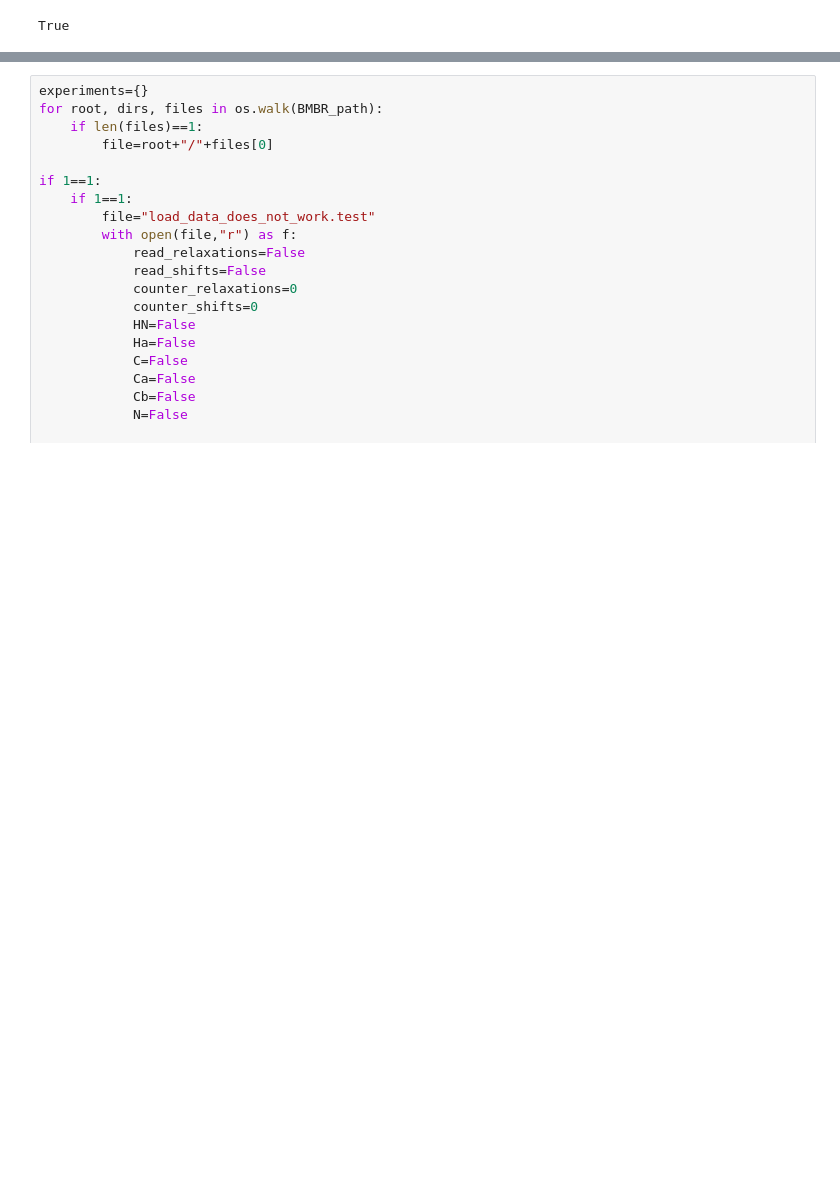
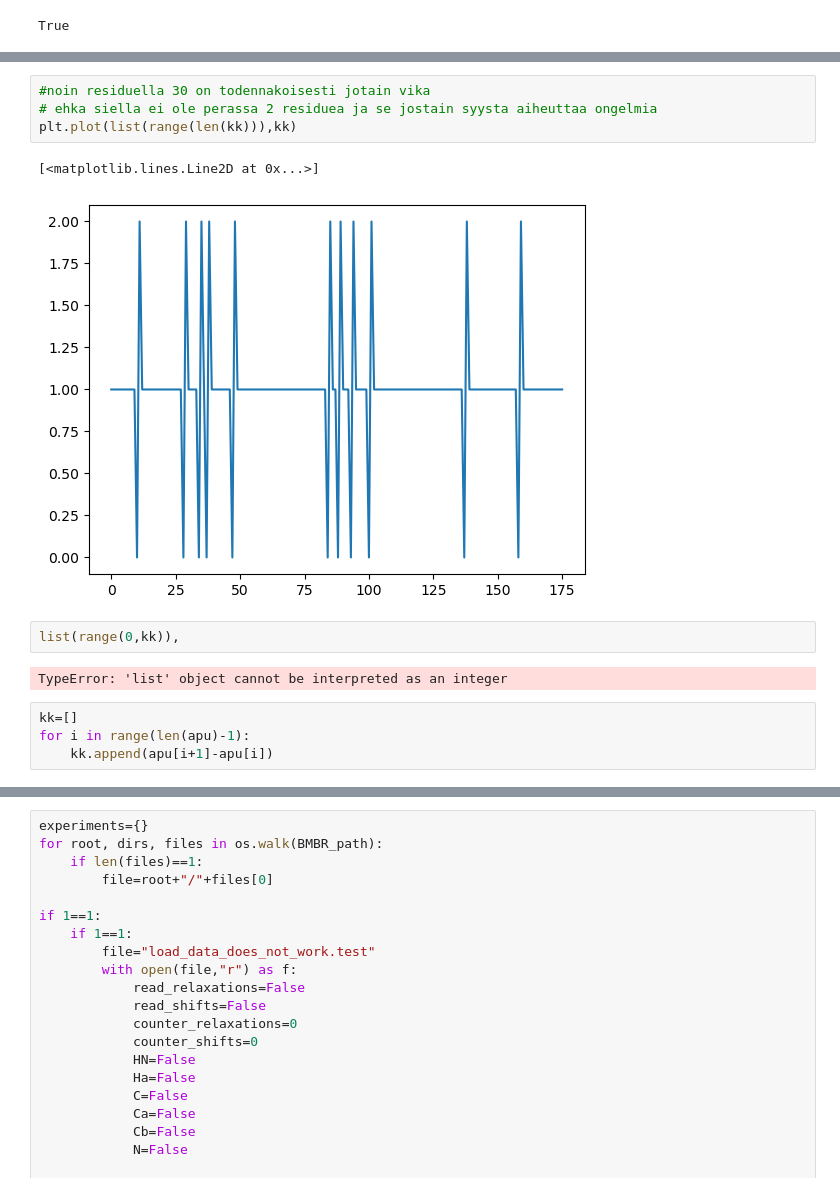
Before and after one commit to nencini/EffectiveTimes_R2, a Jupyter notebook: work_in_progress/03_experimental_data_chemical_shifts/03_experimental_data_chemical_shifts.ipynb, the cells around one changed output, grey strips where cells are left out. Drawn from its saved outputs; the diff is of its cells as text; blank space fills up the shorter version.

Commit message:
test why the loading of chemical shifts does not work as it should, there seems to be some error when 2 consequtive residues do not have the chemical shift value for the same atom type

```diff
--- a/work_in_progress/03_experimental_data_chemical_shifts/03_experimental_data_chemical_shifts.ipynb
+++ b/work_in_progress/03_experimental_data_chemical_shifts/03_experimental_data_chemical_shifts.ipynb
@@ -191,3 +158,18 @@ New line starts here: [False, False, False, False, False, False]
+# %%
+#noin residuella 30 on todennakoisesti jotain vika
+# ehka siella ei ole perassa 2 residuea ja se jostain syysta aiheuttaa ongelmia
+plt.plot(list(range(len(kk))),kk)
+# %% [output]
+[<matplotlib.lines.Line2D at 0x...>]
+[figure, added]
+# %%
+list(range(0,kk)),
+# %% [output]
+TypeError: 'list' object cannot be interpreted as an integer
+# %%
+kk=[]
+for i in range(len(apu)-1):
+    kk.append(apu[i+1]-apu[i])
 # %%
 print(len(experiments["4267"]["shifts"]["AA_shift"]))
 print(len(experiments["4267"]["shifts"]["atomID_shift"]))
```
Also changed, not shown: parts of 3 cells of this notebook.
